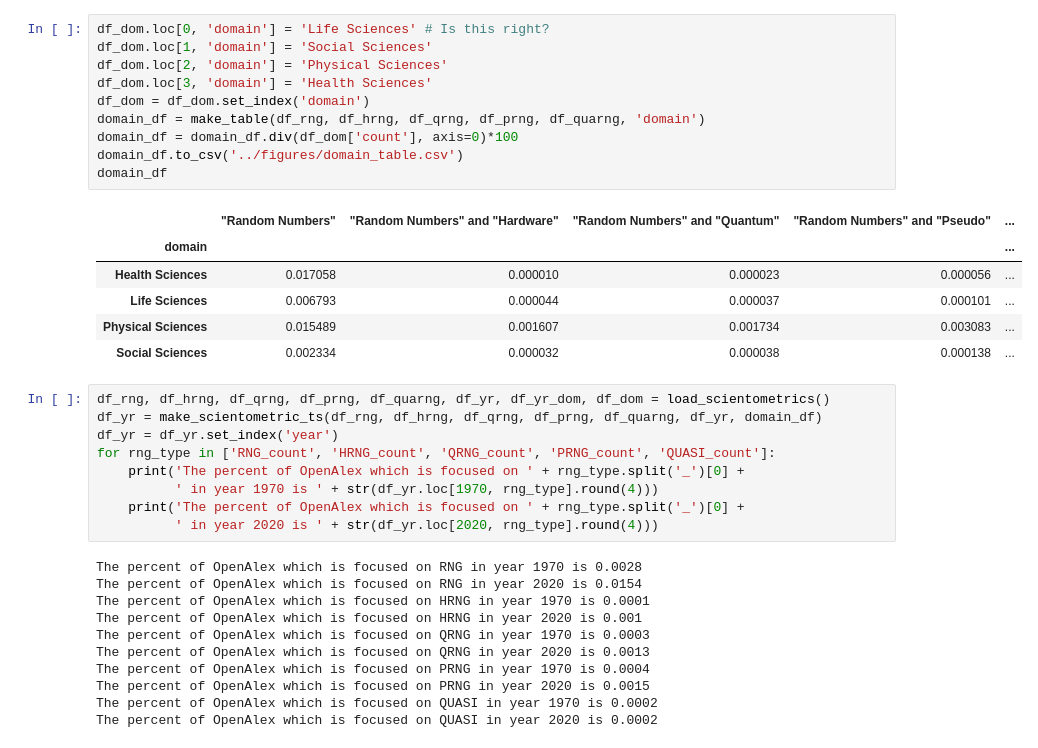
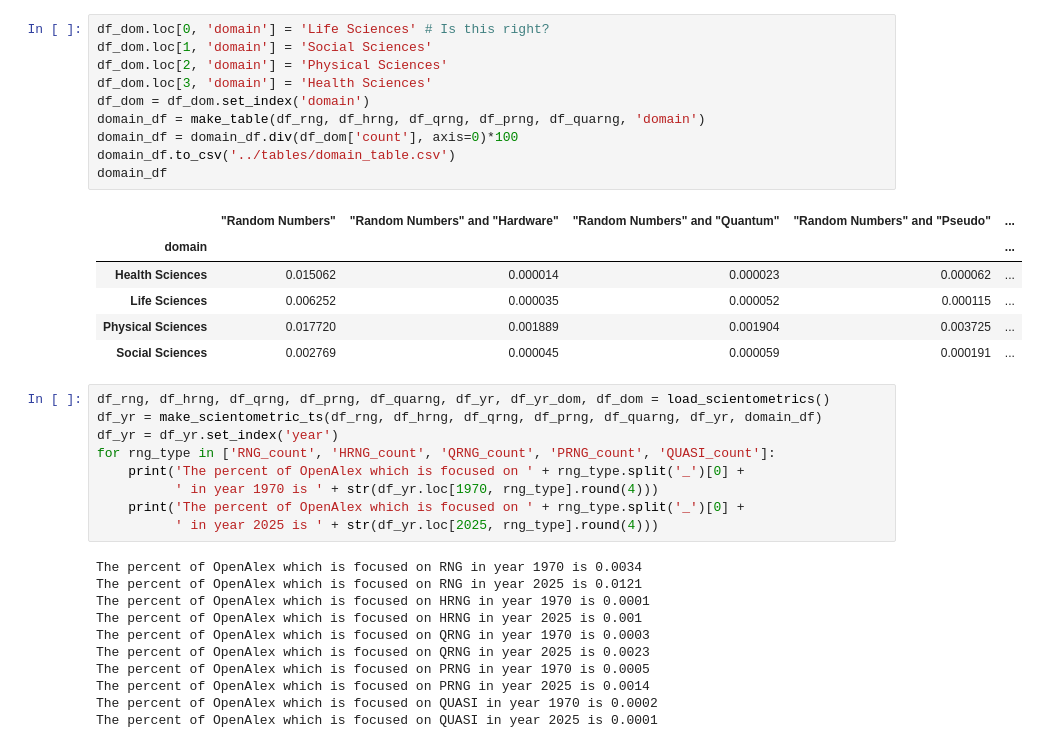
Before and after one commit to crahal/seeds, a Jupyter notebook: src/visualisation_notebook.ipynb, the cells around one changed output. Drawn from its saved outputs; the diff is of its cells as text.

```diff
--- a/src/visualisation_notebook.ipynb
+++ b/src/visualisation_notebook.ipynb
@@ -90,20 +136,20 @@ l2
 # %%
 df_dom.loc[0, 'domain'] = 'Life Sciences' # Is this right?
 df_dom.loc[1, 'domain'] = 'Social Sciences'
 df_dom.loc[2, 'domain'] = 'Physical Sciences'
 df_dom.loc[3, 'domain'] = 'Health Sciences'
 df_dom = df_dom.set_index('domain')
 domain_df = make_table(df_rng, df_hrng, df_qrng, df_prng, df_quarng, 'domain')
 domain_df = domain_df.div(df_dom['count'], axis=0)*100
-domain_df.to_csv('../figures/domain_table.csv')
+domain_df.to_csv('../tables/domain_table.csv')
 domain_df
 # %% [output]
 |  | "Random Numbers" | "Random Numbers" and "Hardware" | "Random Numbers" and "Quantum" | "Random Numbers" and "Pseudo" | ... |
 | domain |  |  |  |  | ... |
-| Health Sciences | 0.017058 | 0.000010 | 0.000023 | 0.000056 | ... |
-| Life Sciences | 0.006793 | 0.000044 | 0.000037 | 0.000101 | ... |
-| Physical Sciences | 0.015489 | 0.001607 | 0.001734 | 0.003083 | ... |
-| Social Sciences | 0.002334 | 0.000032 | 0.000038 | 0.000138 | ... |
+| Health Sciences | 0.015062 | 0.000014 | 0.000023 | 0.000062 | ... |
+| Life Sciences | 0.006252 | 0.000035 | 0.000052 | 0.000115 | ... |
+| Physical Sciences | 0.017720 | 0.001889 | 0.001904 | 0.003725 | ... |
+| Social Sciences | 0.002769 | 0.000045 | 0.000059 | 0.000191 | ... |
 # %%
 df_rng, df_hrng, df_qrng, df_prng, df_quarng, df_yr, df_yr_dom, df_dom = load_scientometrics()
 df_yr = make_scientometric_ts(df_rng, df_hrng, df_qrng, df_prng, df_quarng, df_yr, domain_df)
@@ -112,18 +158,18 @@ for rng_type in ['RNG_count', 'HRNG_count', 'QRNG_count', 'PRNG_count', 'QUASI_c
     print('The percent of OpenAlex which is focused on ' + rng_type.split('_')[0] +
           ' in year 1970 is ' + str(df_yr.loc[1970, rng_type].round(4)))
     print('The percent of OpenAlex which is focused on ' + rng_type.split('_')[0] +
-          ' in year 2020 is ' + str(df_yr.loc[2020, rng_type].round(4)))
+          ' in year 2025 is ' + str(df_yr.loc[2025, rng_type].round(4)))
 # %% [output]
-The percent of OpenAlex which is focused on RNG in year 1970 is 0.0028
-The percent of OpenAlex which is focused on RNG in year 2020 is 0.0154
+The percent of OpenAlex which is focused on RNG in year 1970 is 0.0034
+The percent of OpenAlex which is focused on RNG in year 2025 is 0.0121
 The percent of OpenAlex which is focused on HRNG in year 1970 is 0.0001
-The percent of OpenAlex which is focused on HRNG in year 2020 is 0.001
+The percent of OpenAlex which is focused on HRNG in year 2025 is 0.001
 The percent of OpenAlex which is focused on QRNG in year 1970 is 0.0003
-The percent of OpenAlex which is focused on QRNG in year 2020 is 0.0013
-The percent of OpenAlex which is focused on PRNG in year 1970 is 0.0004
-The percent of OpenAlex which is focused on PRNG in year 2020 is 0.0015
+The percent of OpenAlex which is focused on QRNG in year 2025 is 0.0023
+The percent of OpenAlex which is focused on PRNG in year 1970 is 0.0005
+The percent of OpenAlex which is focused on PRNG in year 2025 is 0.0014
 The percent of OpenAlex which is focused on QUASI in year 1970 is 0.0002
-The percent of OpenAlex which is focused on QUASI in year 2020 is 0.0002
+The percent of OpenAlex which is focused on QUASI in year 2025 is 0.0001
 # %%
 plot_new_scientometrics()
 # %% [output]
```
Also changed, not shown: parts of 17 cells of this notebook, 1 other file.
